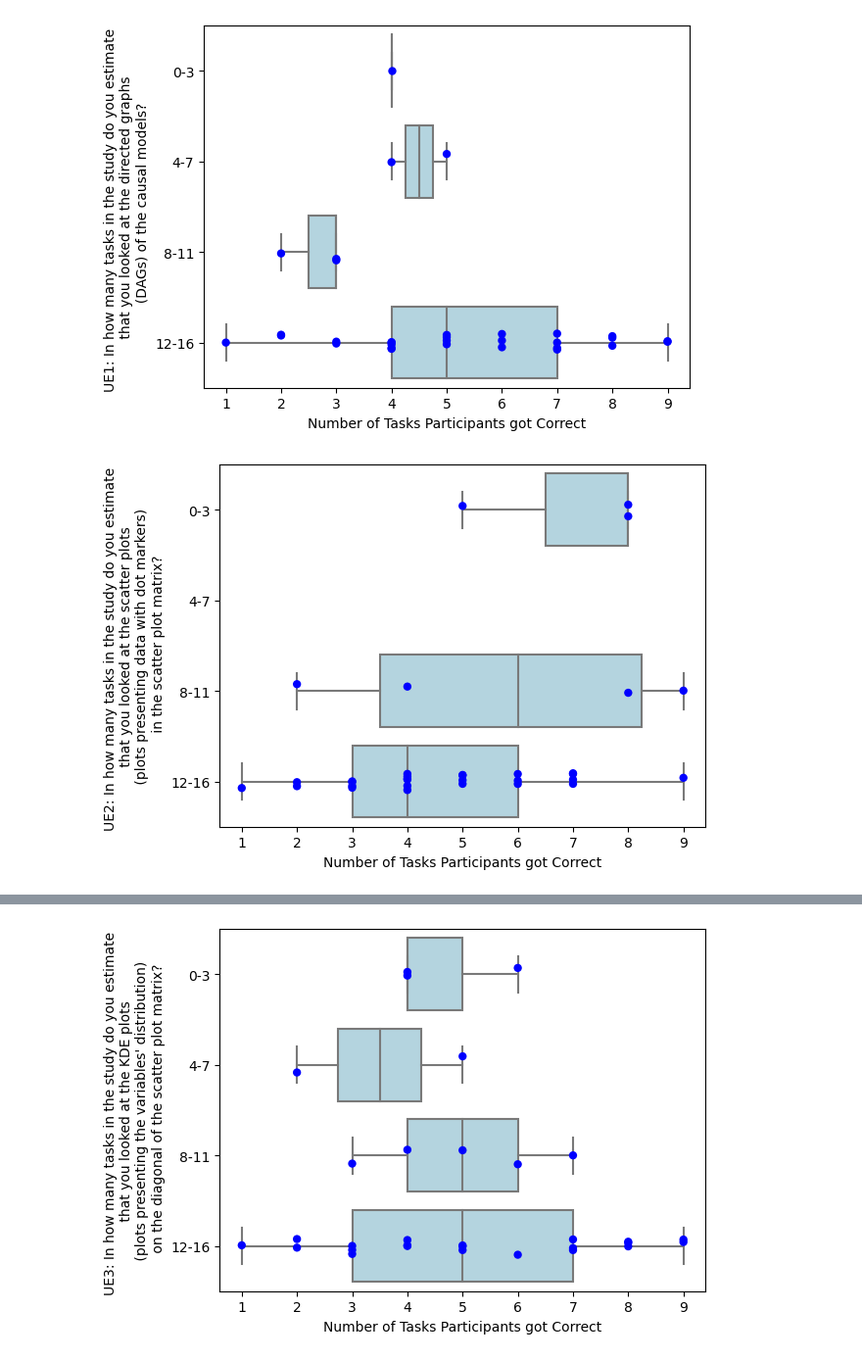
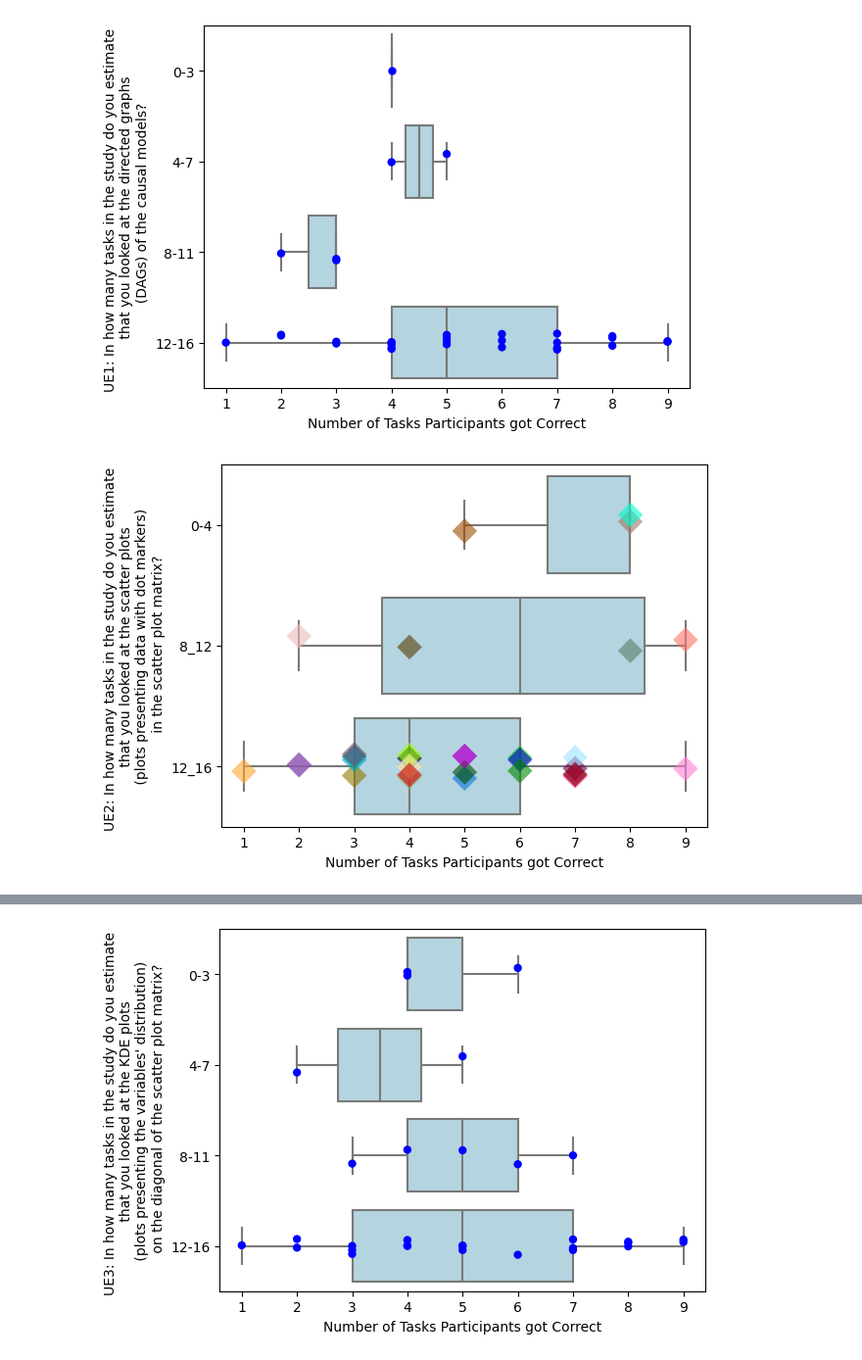
Before and after one commit to evdoxiataka/simulated_interventions_study_analysis, a Jupyter notebook: descriptive_stats.ipynb, the cells around one changed output, grey strips where cells are left out. Shown at 98% size. Cells and saved outputs as stored; diff of their text form; code cells hidden in the pictures.

Commit message:
new graphs added in descriptive stats for ue questions

```diff
--- a/descriptive_stats.ipynb
+++ b/descriptive_stats.ipynb
@@ -667,35 +636,70 @@ g.get_figure().savefig('ch6_ue_perf_ue1.svg',dpi=300)
 # %% [output]
 [figure]
 # %%
+
 most= df_perf_part[df_perf_part['condition']=='all']
-l0=list(most[most['ue2'] == 0]['num_tasks_correct'])
-l1=list(most[most['ue2'] == 1]['num_tasks_correct'])
-l2=list(most[most['ue2'] == 2]['num_tasks_correct'])
-l3=list(most[most['ue2'] == 3]['num_tasks_correct'])
-l4=list(most[most['ue2'] == 4]['num_tasks_correct'])
-l5=list(most[most['ue2'] == 5]['num_tasks_correct'])
-l6=list(most[most['ue2'] == 6]['num_tasks_correct'])
-l7=list(most[most['ue2'] == 7]['num_tasks_correct'])
-l8=list(most[most['ue2'] == 8]['num_tasks_correct'])
-l9=list(most[most['ue2'] == 9]['num_tasks_correct'])
-l10=list(most[most['ue2'] == 10]['num_tasks_correct'])
-l11=list(most[most['ue2'] == 11]['num_tasks_correct'])
-l12=list(most[most['ue2'] == 12]['num_tasks_correct'])
-l13=list(most[most['ue2'] == 13]['num_tasks_correct'])
-l14=list(most[most['ue2'] == 14]['num_tasks_correct'])
-l15=list(most[most['ue2'] == 15]['num_tasks_correct'])
-l16=list(most[most['ue2'] == 16]['num_tasks_correct'])
-l0_4 = l0+l1+l2+l3
-l4_8 = l4+l5+l6+l7
-l8_12 = l8+l9+l10+l11
-l12_16 = l12+l13+l14+l16
-
-g = sns.boxplot([l0_4,l4_8,l8_12,l12_16], color='lightblue', orient='h')
+# l0=list(most[most['ue2'] == 0]['num_tasks_correct'])
+# l1=list(most[most['ue2'] == 1]['num_tasks_correct'])
+# l2=list(most[most['ue2'] == 2]['num_tasks_correct'])
+# l3=list(most[most['ue2'] == 3]['num_tasks_correct'])
+# l4=list(most[most['ue2'] == 4]['num_tasks_correct'])
+# l5=list(most[most['ue2'] == 5]['num_tasks_correct'])
+# l6=list(most[most['ue2'] == 6]['num_tasks_correct'])
+# l7=list(most[most['ue2'] == 7]['num_tasks_correct'])
+# l8=list(most[most['ue2'] == 8]['num_tasks_correct'])
+# l9=list(most[most['ue2'] == 9]['num_tasks_correct'])
+# l10=list(most[most['ue2'] == 10]['num_tasks_correct'])
+# l11=list(most[most['ue2'] == 11]['num_tasks_correct'])
+# l12=list(most[most['ue2'] == 12]['num_tasks_correct'])
+# l13=list(most[most['ue2'] == 13]['num_tasks_correct'])
+# l14=list(most[most['ue2'] == 14]['num_tasks_correct'])
+# l15=list(most[most['ue2'] == 15]['num_tasks_correct'])
+# l16=list(most[most['ue2'] == 16]['num_tasks_correct'])
+# l0_4 = l0+l1+l2+l3
+# l4_8 = l4+l5+l6+l7
+# l8_12 = l8+l9+l10+l11
+# l12_16 = l12+l13+l14+l16
+l0=most[most['ue2'] == 0][['num_tasks_correct','participant_id']]
+l1=most[most['ue2'] == 1][['num_tasks_correct','participant_id']]
+l2=most[most['ue2'] == 2][['num_tasks_correct','participant_id']]
+l3=most[most['ue2'] == 3][['num_tasks_correct','participant_id']]
+l4=most[most['ue2'] == 4][['num_tasks_correct','participant_id']]
+l5=most[most['ue2'] == 5][['num_tasks_correct','participant_id']]
+l6=most[most['ue2'] == 6][['num_tasks_correct','participant_id']]
+l7=most[most['ue2'] == 7][['num_tasks_correct','participant_id']]
+l8=most[most['ue2'] == 8][['num_tasks_correct','participant_id']]
+l9=most[most['ue2'] == 9][['num_tasks_correct','participant_id']]
+l10=most[most['ue2'] == 10][['num_tasks_correct','participant_id']]
+l11=most[most['ue2'] == 11][['num_tasks_correct','participant_id']]
+l12=most[most['ue2'] == 12][['num_tasks_correct','participant_id']]
+l13=most[most['ue2'] == 13][['num_tasks_correct','participant_id']]
+l14=most[most['ue2'] == 14][['num_tasks_correct','participant_id']]
+l15=most[most['ue2'] == 15][['num_tasks_correct','participant_id']]
+l16=most[most['ue2'] == 16][['num_tasks_correct','participant_id']]
+l0_4 = pd.concat([l0,l1,l2,l3])
+l0_4['cat'] = ['0-4']*len(l0_4)
+l4_8 = pd.concat([l4,l5,l6,l7])
+l4_8['cat'] = ['4_8']*len(l4_8)
+l8_12 = pd.concat([l8,l9,l10,l11])
+l8_12['cat'] = ['8_12']*len(l8_12)
+l12_16 = pd.concat([l12,l13,l14,l16])
+l12_16['cat'] = ['12_16']*len(l12_16)
+l1all = pd.concat([l0_4,l4_8,l8_12,l12_16])
+g = sns.boxplot(l1all, color='lightblue',x='num_tasks_correct',y='cat', orient='h')
 ax = g.get_figure().axes[0]
-sns.stripplot([l0_4,l4_8,l8_12,l12_16], color='blue', size=6, orient='h',palette=4*['blue'])
-ax.set_yticklabels(['0-3','4-7','8-11','12-16'])
+p=sns.color_palette(cc.glasbey, n_colors=32)
+sns.stripplot(l1all, x='num_tasks_correct', hue = 'participant_id',y='cat', size=13,marker='D',alpha=0.6, orient='h', palette=p,hue_order=list(np.sort((l['participant_id'].unique()))))
+# ax.set_yticklabels(['0-3','4-7','8-11','12-16'])
 ax.set(ylabel="UE2: In how many tasks in the study do you estimate \n that you looked at the scatter plots \n (plots presenting data with dot markers) \n in the scatter plot matrix?")
 ax.set(xlabel="Number of Tasks Participants got Correct")
+g.legend_.remove()
 g.get_figure().savefig('ch6_ue_perf_ue2.svg',dpi=300)
+# g = sns.boxplot([l0_4,l4_8,l8_12,l12_16], color='lightblue',x='num_tasks_correct', orient='h')
+# ax = g.get_figure().axes[0]
+# sns.stripplot([l0_4,l4_8,l8_12,l12_16], x='num_tasks_correct', hue = 'participant_id', size=6, orient='h')
+# ax.set_yticklabels(['0-3','4-7','8-11','12-16'])
+# ax.set(ylabel="UE2: In how many tasks in the study do you estimate \n that you looked at the scatter plots \n (plots presenting data with dot markers) \n in the scatter plot matrix?")
+# ax.set(xlabel="Number of Tasks Participants got Correct")
+# g.get_figure().savefig('ch6_ue_perf_ue2.svg',dpi=300)
 # %% [output]
-[figure, old version]
+[figure, new version]
```
Also changed, not shown: parts of 5 cells of this notebook, 1 other file.
